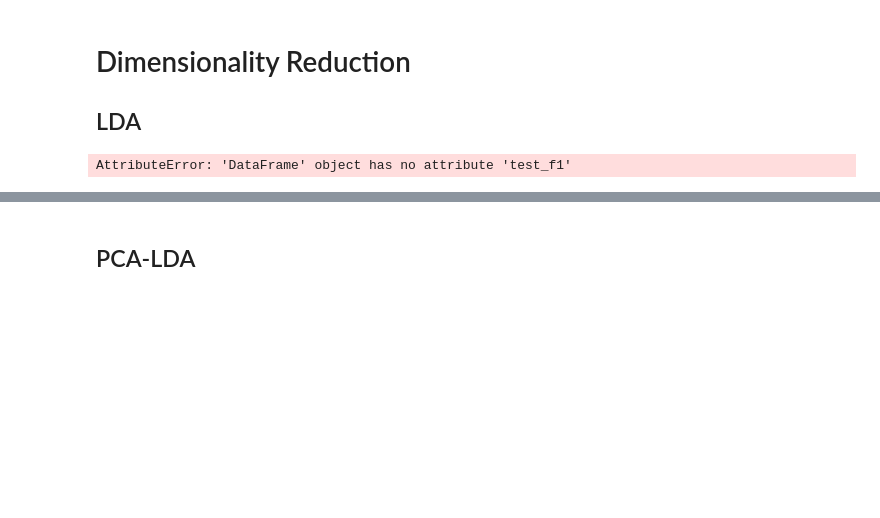
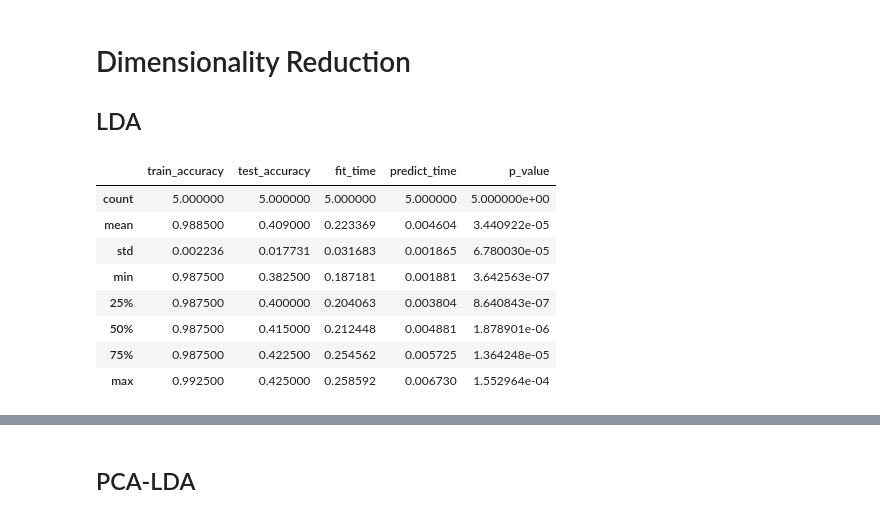
Before and after one commit to nigginoki/Multiclass_RamanMachineLearning, a Jupyter notebook: notebooks/inspect_results_compact.ipynb, the cells around one changed output, grey strips where cells are left out. Drawn from its saved outputs; the diff is of its cells as text; code cells hidden in the pictures; blank space fills up the shorter version.

Commit message:
crossvalidation script adapted to multiclass data

```diff
--- a/notebooks/inspect_results_compact.ipynb
+++ b/notebooks/inspect_results_compact.ipynb
@@ -106,18 +107,26 @@ fig.tight_layout()
 # %%
 current_path = results_path / "lda_dim_reduction/lda/"
 name = "LDA"
 
 ct_df = pd.read_csv(current_path / "ct_results.csv")
 
 accs[name] = ct_df.test_accuracy
-f1_scores[name] = ct_df.test_f1
+#f1_scores[name] = ct_df.test_f1
 fit_times[name] = ct_df.fit_time
 predict_times[name] = ct_df.predict_time
 p_vals[name] = ct_df.p_value
 
 ct_df.describe()
 # %% [output]
-AttributeError: 'DataFrame' object has no attribute 'test_f1'
+|  | train_accuracy | test_accuracy | fit_time | predict_time | p_value |
+| count | 5.000000 | 5.000000 | 5.000000 | 5.000000 | 5.000000e+00 |
+| mean | 0.988500 | 0.409000 | 0.223369 | 0.004604 | 3.440922e-05 |
+| std | 0.002236 | 0.017731 | 0.031683 | 0.001865 | 6.780030e-05 |
+| min | 0.987500 | 0.382500 | 0.187181 | 0.001881 | 3.642563e-07 |
+| 25% | 0.987500 | 0.400000 | 0.204063 | 0.003804 | 8.640843e-07 |
+| 50% | 0.987500 | 0.415000 | 0.212448 | 0.004881 | 1.878901e-06 |
+| 75% | 0.987500 | 0.422500 | 0.254562 | 0.005725 | 1.364248e-05 |
+| max | 0.992500 | 0.425000 | 0.258592 | 0.006730 | 1.552964e-04 |
 # %%
 conf_score_df = pd.read_csv(current_path / "confidence_scores.csv", header=None)
 coef_df = pd.read_csv(current_path / "coefficients.csv")
```
Also changed, not shown: parts of 21 cells of this notebook, 7 other files.
